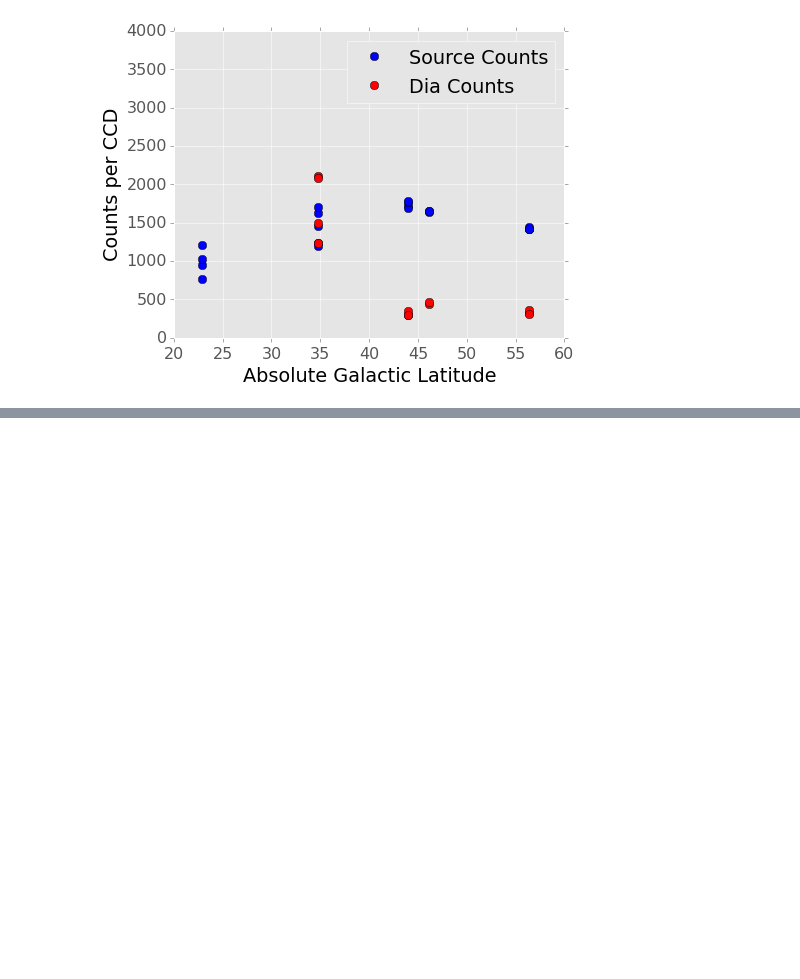
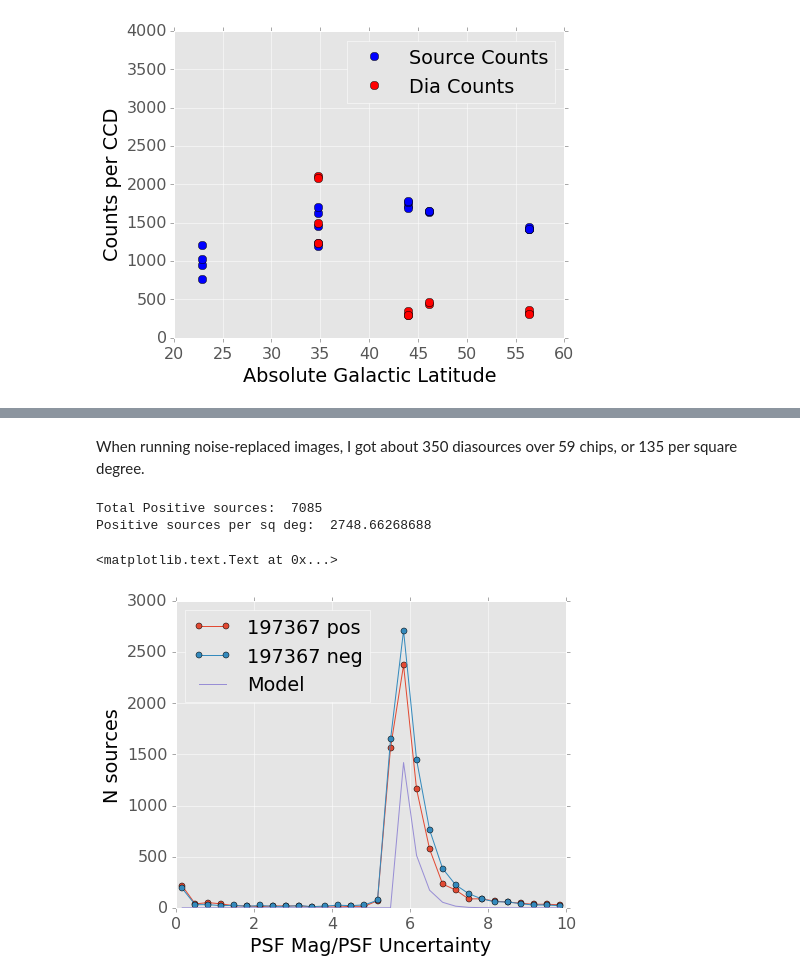
Before and after one commit to ctslater/lsst_ideas, a Jupyter notebook: diffim_latitude.ipynb, the cells around one changed output, grey strips where cells are left out. Cells and saved outputs as stored; diff of their text form; code cells hidden in the pictures; blank space fills up the shorter version.

```diff
--- a/diffim_latitude.ipynb
+++ b/diffim_latitude.ipynb
@@ -91,0 +197,58 @@ fig
+# %% [markdown]
+When running noise-replaced images, I got about 350 diasources over 59 chips, or 135 per square degree.
+# %%
+for visit in high_lat_visits:
+    cursor.execute("SELECT base_PsfFlux_flux, base_PsfFlux_fluxSigma FROM diasource "
+                   "WHERE visitid=%s AND classification_dipole = 0 "
+                   "AND base_PsfFlux_flux IS NOT NULL;", (visit,))
+    result_table = Table(rows=cursor.fetchall(), names=("psf_flux","psf_flux_sigma"),
+                         dtype=('f8','f8'))
+    #ap_flux = np.array(rows)
+    psf_over_sigma = np.abs(result_table["psf_flux"])/result_table["psf_flux_sigma"]
+    sel_pos, = where(result_table["psf_flux"] > 0)
+    H_pos, bins = np.histogram(psf_over_sigma[sel_pos],
+                               bins=30, range=(0,10))
+    sel_neg, = where(result_table["psf_flux"] < 0)
+    H_neg, _ = np.histogram(psf_over_sigma[sel_neg], bins=bins)
+
+    bin_centers = 0.5*(bins[1:] + bins[:-1])
+    plt.plot(bin_centers, H_pos, 'o-', label="{:d} pos".format(visit))
+    plt.plot(bin_centers, H_neg, 'o-', label="{:d} neg".format(visit))
+    print "Total Positive sources: ", sum(H_pos)
+    print "Positive sources per sq deg: ", sum(H_pos)/59/sq_deg_per_ccd
+
+    break
+
+#
+# Noise Model
+#
+def peaks_above_sigma(nu):
+    coeff = 1/(2**(5/2.0)*np.pi**(3/2.0))
+    out = coeff*nu*np.exp(-nu**2/2.0)
+    return out
+
+def peaks_in_image(nu_threshold, psf_sigma, width, height):
+    return peaks_above_sigma(nu_threshold)*width*height/psf_sigma**2
+
+nchips = 60
+x_size = 4096
+y_size = 2048*nchips
+psf_size = 1.8
+
+threshold_sigma_bins = linspace(0,10,31)
+sigma_scaling = 1/1.15**2
+differential_counts = (peaks_in_image(threshold_sigma_bins[:-1]*sigma_scaling,
+                                      psf_size, x_size, y_size) -
+                       peaks_in_image(threshold_sigma_bins[1:]*sigma_scaling,
+                                      psf_size, x_size, y_size))
+plt.plot(0.5*(threshold_sigma_bins[:-1] + threshold_sigma_bins[1:]),
+         differential_counts*(threshold_sigma_bins[:-1] > 5.5), '-', label="Model")
+
+plt.legend(loc=0)
+plt.xlabel("PSF Mag/PSF Uncertainty")
+plt.ylabel("N sources")
+# %% [output]
+Total Positive sources:  7085
+Positive sources per sq deg:  2748.66268688
+<matplotlib.text.Text at 0x...>
+[figure, added]
```
Also changed, not shown: parts of 17 cells of this notebook.
